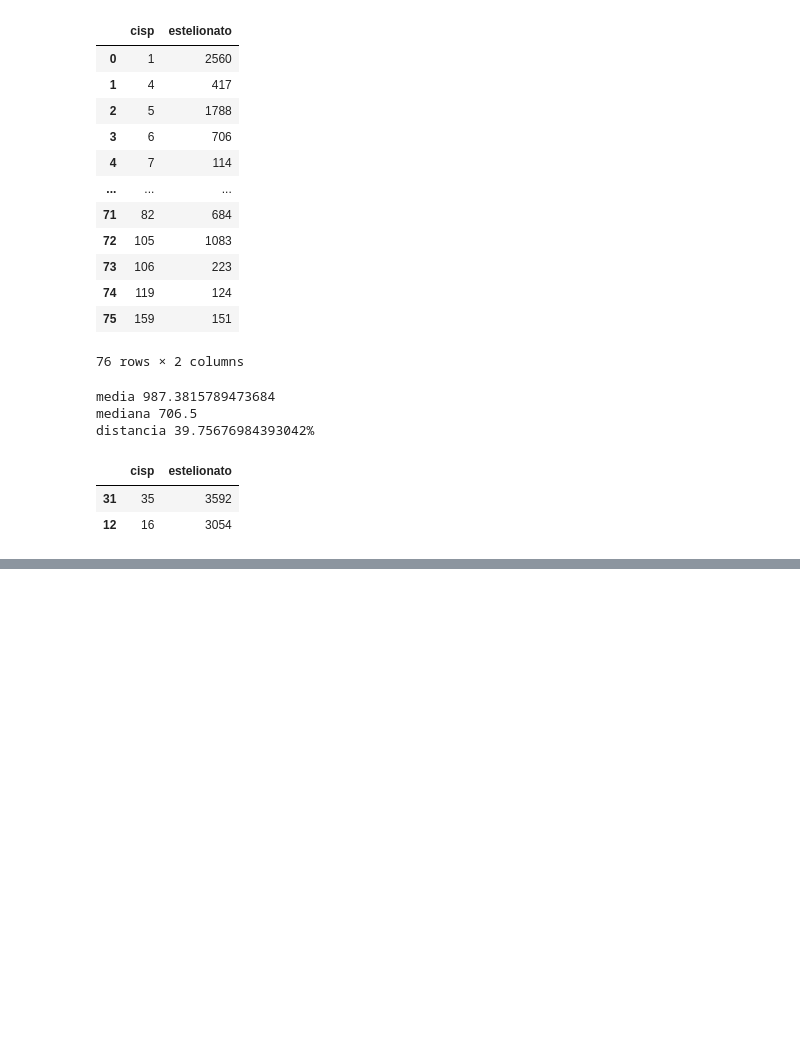
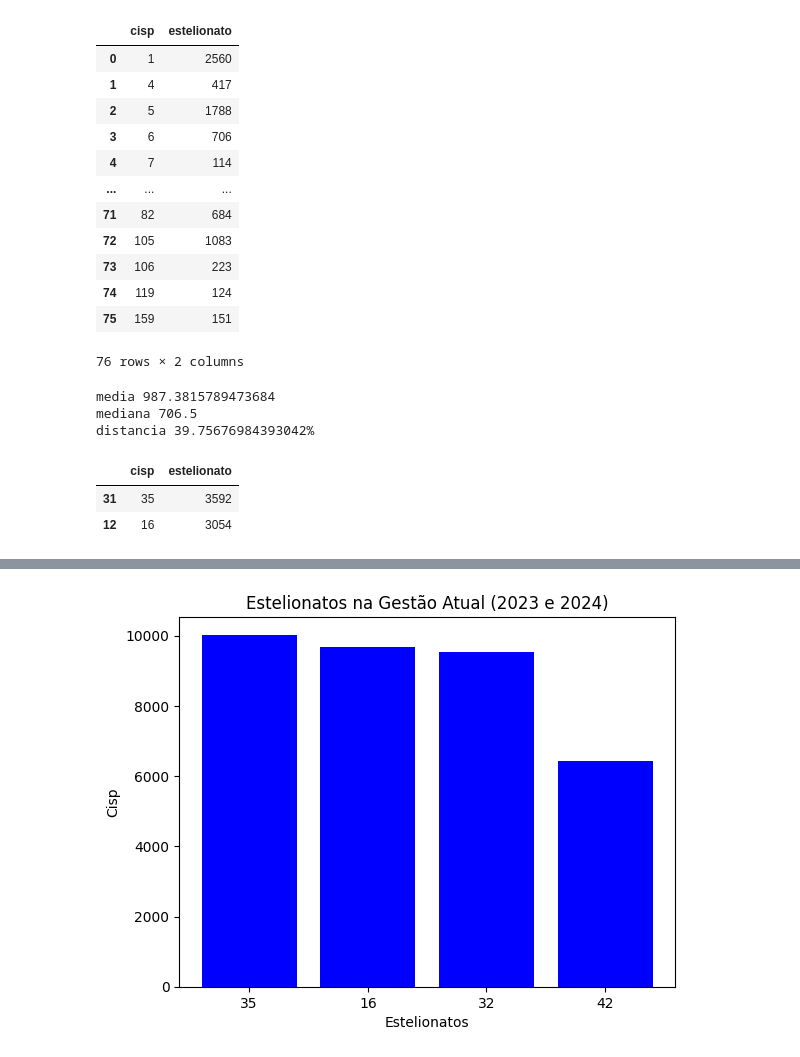
Before and after one commit to JOSESANTOS37/Repo_Senac, a Jupyter notebook: Aula 14/Distancia.ipynb, the cells around one changed output, grey strips where cells are left out. Saved outputs shown, nothing was run; the diff lists cells and outputs as text; code cells hidden in the pictures; blank space fills up the shorter version.

```diff
--- a/Aula 14/Distancia.ipynb
+++ b/Aula 14/Distancia.ipynb
@@ -202,0 +255,22 @@ Outliers_atual.sort_values(by='estelionato', ascending= False)
+# %%
+
+
+
+Outliers_atual = Outliers_atual.sort_values(by='estelionato', ascending= False)
+
+Outliers_atual ['cisp'] = Outliers_atual['cisp']. astype(str)
+
+plt.bar(Outliers_atual['cisp'], Outliers_atual['estelionato'], color='blue')
+
+plt.title('Estelionatos na Gestão Atual (2023 e 2024)')
+
+# Define o rótulo do eixo X
+plt.xlabel('Estelionatos')
+
+# Define o rótulo do eixo Y
+plt.ylabel('Cisp')
+
+# Exibe o gráfico na tela
+plt.show()
+# %% [output]
+[figure, added]
```
Also changed, not shown: parts of 9 cells of this notebook, 2 other files.
